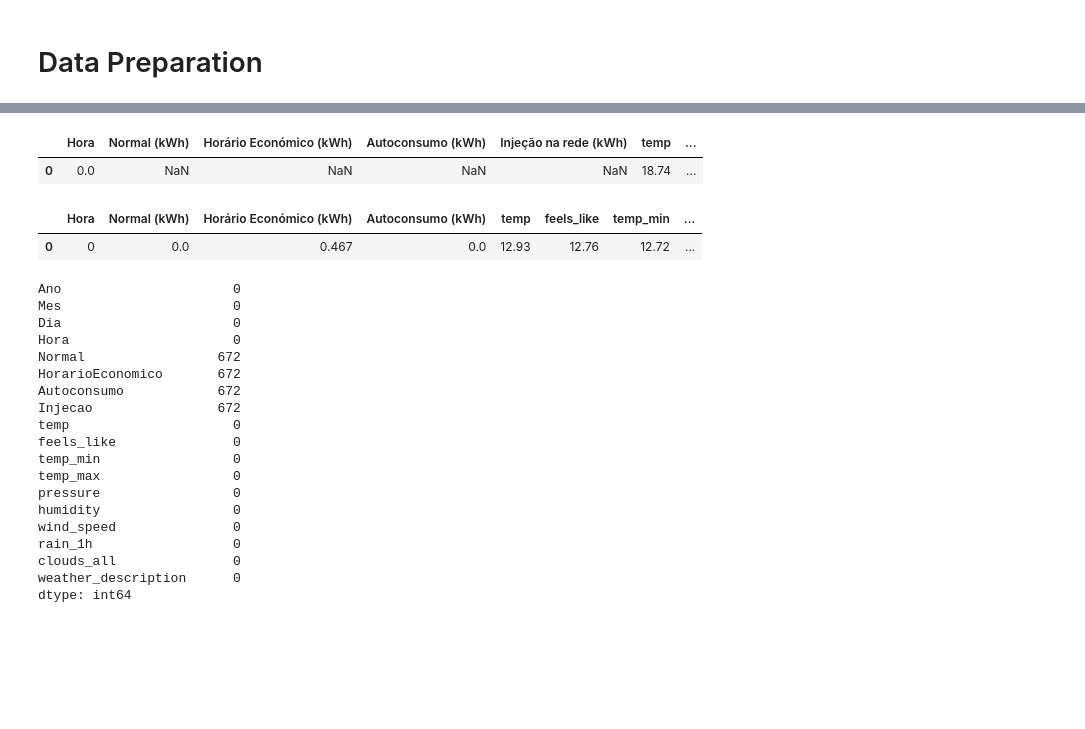
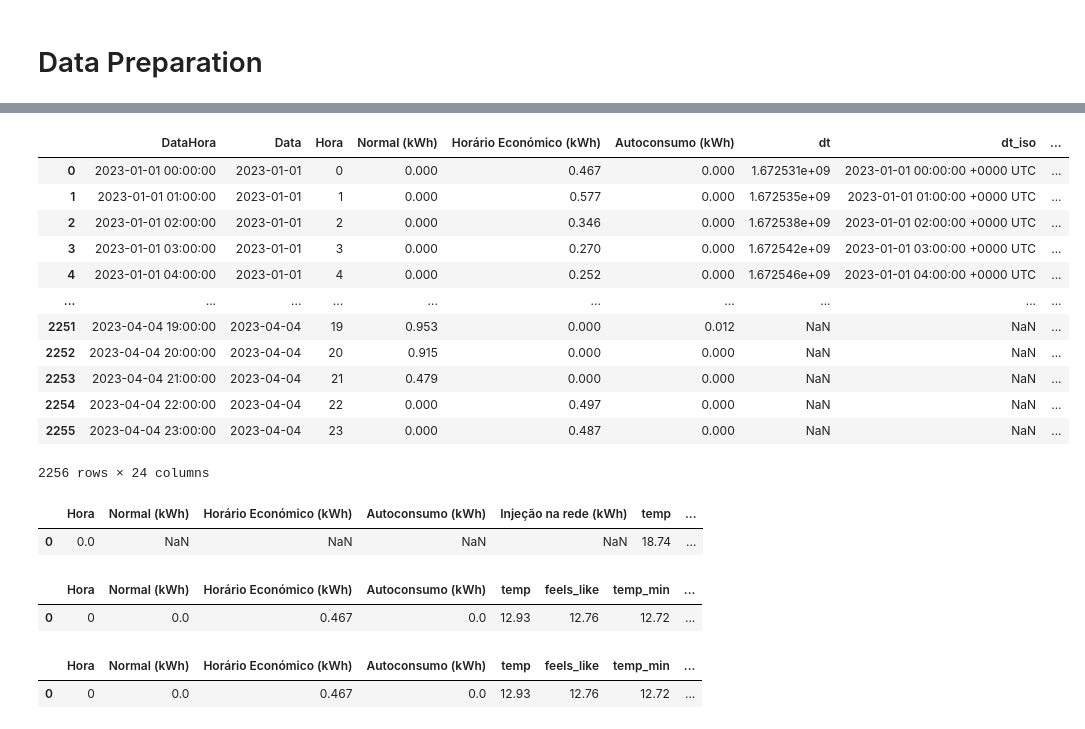
Before and after one commit to JoseRuiSilva/Sistemas_grupo3, a Jupyter notebook: data_understanding_preparation.ipynb, the cells around one changed output, grey strips where cells are left out. Drawn from its saved outputs; the diff is of its cells as text; code cells hidden in the pictures; blank space fills up the shorter version.

```diff
--- a/data_understanding_preparation.ipynb
+++ b/data_understanding_preparation.ipynb
@@ -30,6 +30,9 @@ df_meteo_teste = pd.read_csv('meteo_202301-202304.csv', encoding='latin-1')
 df_energia_merged = pd.concat([df_energia21, df_energia22], ignore_index=True)
 df_meteo_merged = pd.concat([df_meteo21, df_meteo22], ignore_index=True)
 # %%
+df_energia_merged = pd.concat([df_energia21, df_energia22], ignore_index=True)
+df_meteo_merged = pd.concat([df_meteo21, df_meteo22], ignore_index=True)
+
 df_energia_merged['DataHora'] = pd.to_datetime(df_energia_merged['Data'] + ' ' + df_energia_merged['Hora'].astype(str) + ':00:00')
 df_meteo_merged['DataHora'] = pd.to_datetime(df_meteo_merged['dt_iso'].str.replace(' +0000 UTC', '', regex=False))
 df_treino = pd.merge(df_energia_merged, df_meteo_merged, on='DataHora', how='outer')
@@ -376,15 +391,51 @@ df_treino['Hora'] = df_treino['Hora'].fillna(df_treino.groupby('DataHora').cumco
+# %%
+df = df_teste.copy()
+
+# criar uma coluna datetime completa
+df['DataHora'] = pd.to_datetime(df['Data'].astype(str) + ' ' + df['Hora'].astype(str) + ':00')
+
+# definir como índice
+df = df.set_index('DataHora')
+
+# interpolar apenas as colunas meteorológicas
+cols_meteo = ['temp', 'feels_like', 'temp_min', 'temp_max','humidity', 'pressure', 'wind_speed', 'rain_1h', 'clouds_all']
+df[cols_meteo] = df[cols_meteo].interpolate(method='time', limit_direction='both')
+
+# (opcional) restaurar índice original se precisares
+df_teste_interpolate = df.reset_index()
+
+display(df_teste_interpolate)
+# %% [output]
+|  | DataHora | Data | Hora | Normal (kWh) | Horário Económico (kWh) | Autoconsumo (kWh) | dt | dt_iso | ... |
+| 0 | 2023-01-01 00:00:00 | 2023-01-01 | 0 | 0.000 | 0.467 | 0.000 | 1.672531e+09 | 2023-01-01 00:00:00 +0000 UTC | ... |
+| 1 | 2023-01-01 01:00:00 | 2023-01-01 | 1 | 0.000 | 0.577 | 0.000 | 1.672535e+09 | 2023-01-01 01:00:00 +0000 UTC | ... |
+| 2 | 2023-01-01 02:00:00 | 2023-01-01 | 2 | 0.000 | 0.346 | 0.000 | 1.672538e+09 | 2023-01-01 02:00:00 +0000 UTC | ... |
+| 3 | 2023-01-01 03:00:00 | 2023-01-01 | 3 | 0.000 | 0.270 | 0.000 | 1.672542e+09 | 2023-01-01 03:00:00 +0000 UTC | ... |
+| 4 | 2023-01-01 04:00:00 | 2023-01-01 | 4 | 0.000 | 0.252 | 0.000 | 1.672546e+09 | 2023-01-01 04:00:00 +0000 UTC | ... |
+| ... | ... | ... | ... | ... | ... | ... | ... | ... | ... |
+| 2251 | 2023-04-04 19:00:00 | 2023-04-04 | 19 | 0.953 | 0.000 | 0.012 | NaN | NaN | ... |
+| 2252 | 2023-04-04 20:00:00 | 2023-04-04 | 20 | 0.915 | 0.000 | 0.000 | NaN | NaN | ... |
+| 2253 | 2023-04-04 21:00:00 | 2023-04-04 | 21 | 0.479 | 0.000 | 0.000 | NaN | NaN | ... |
+| 2254 | 2023-04-04 22:00:00 | 2023-04-04 | 22 | 0.000 | 0.497 | 0.000 | NaN | NaN | ... |
+| 2255 | 2023-04-04 23:00:00 | 2023-04-04 | 23 | 0.000 | 0.487 | 0.000 | NaN | NaN | ... |
+2256 rows × 24 columns
 # %%
-cols_remover = ['DataHora','Data', 'dt', 'dt_iso', 'city_name', 'sea_level', 'grnd_level']
+cols_remover = ['DataHora','Data', 'dt', 'dt_iso', 'city_name', 'sea_level', 'grnd_level', 	'weather_description']
 df_treino.drop(columns=[c for c in cols_remover if c in df_treino.columns], inplace=True)
 display(df_treino.head(1))
 
 df_teste.drop(columns=[c for c in cols_remover if c in df_teste.columns], inplace=True)
 display(df_teste.head(1))
+
+df_teste_interpolate.drop(columns=[c for c in cols_remover if c in df_teste_interpolate.columns], inplace=True)
+display(df_teste_interpolate.head(1))
 # %% [output]
 |  | Hora | Normal (kWh) | Horário Económico (kWh) | Autoconsumo (kWh) | Injeção na rede (kWh) | temp | ... |
 | 0 | 0.0 | NaN | NaN | NaN | NaN | 18.74 | ... |
 |  | Hora | Normal (kWh) | Horário Económico (kWh) | Autoconsumo (kWh) | temp | feels_like | temp_min | ... |
 | 0 | 0 | 0.0 | 0.467 | 0.0 | 12.93 | 12.76 | 12.72 | ... |
+|  | Hora | Normal (kWh) | Horário Económico (kWh) | Autoconsumo (kWh) | temp | feels_like | temp_min | ... |
+| 0 | 0 | 0.0 | 0.467 | 0.0 | 12.93 | 12.76 | 12.72 | ... |
 # %%
 cols = ['Ano', 'Mes', 'Dia'] + [col for col in df_treino.columns if col not in ['Dia', 'Mes', 'Ano']]
 df_treino = df_treino[cols]
@@ -397,23 +452 @@ df_teste = df_teste.rename(columns={'Normal (kWh)': 'Normal', 'Horário Económi
-# %%
-df_treino.isnull().sum()
-# %% [output]
-Ano                      0
-Mes                      0
-Dia                      0
-Hora                     0
-Normal                 672
-HorarioEconomico       672
-Autoconsumo            672
-Injecao                672
-temp                     0
-feels_like               0
-temp_min                 0
-temp_max                 0
-pressure                 0
-humidity                 0
-wind_speed               0
-rain_1h                  0
-clouds_all               0
-weather_description      0
-dtype: int64
 # %%
```
Also changed, not shown: parts of 10 cells of this notebook, 7 other files.
